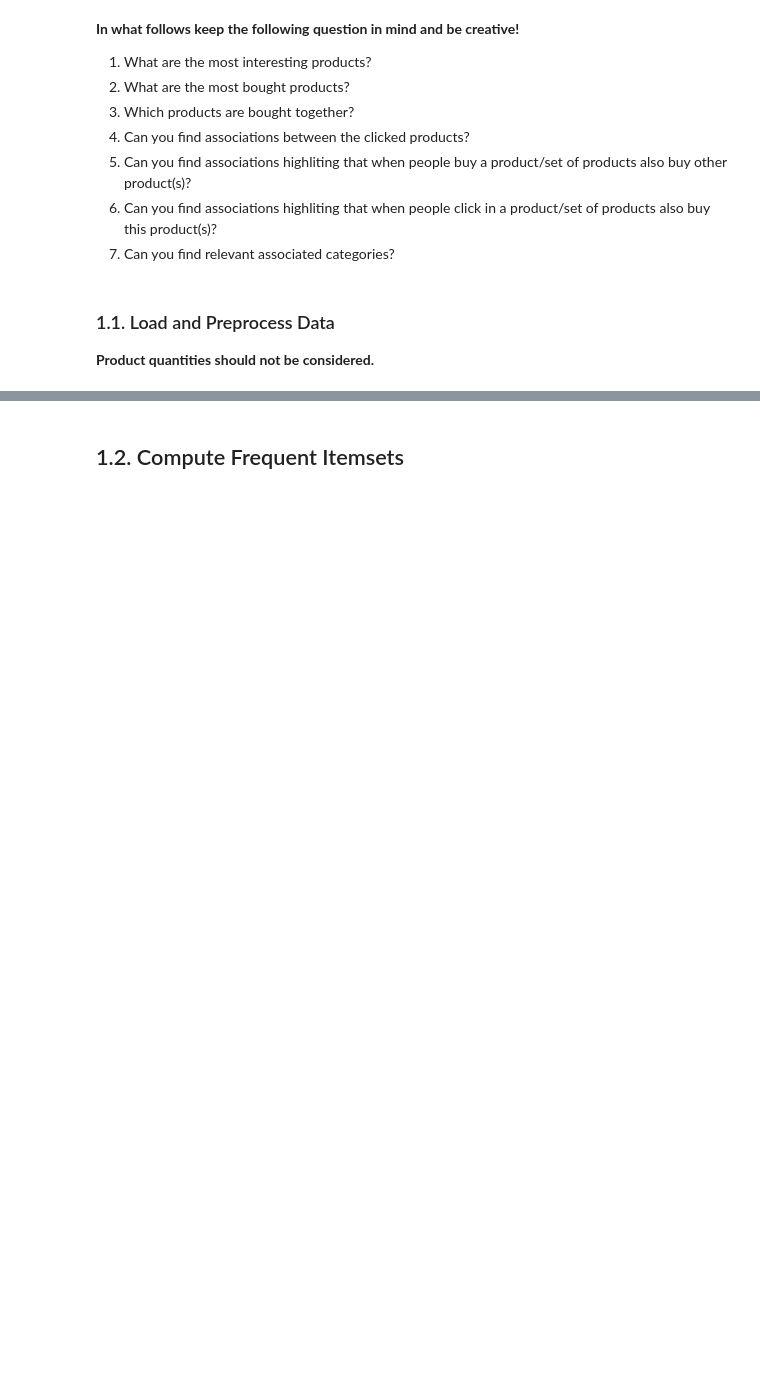
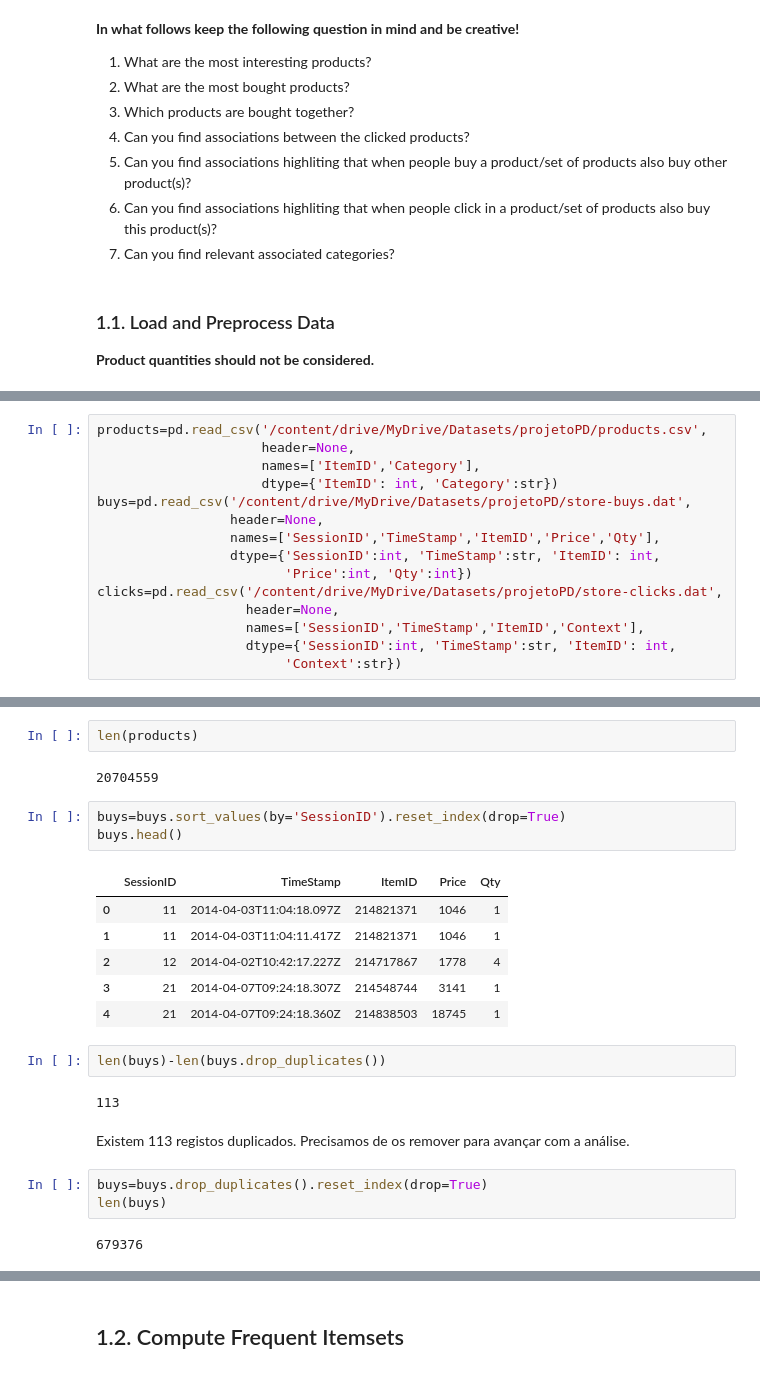
Before and after one commit to iamemc/Algorithm_Analysis-Hypothesis, a Jupyter notebook: PD_202021_P1.ipynb, the cells around one changed output, grey strips where cells are left out. Drawn from its saved outputs; the diff is of its cells as text; blank space fills up the shorter version.

```diff
--- a/PD_202021_P1.ipynb
+++ b/PD_202021_P1.ipynb
@@ -90,0 +106,15 @@ In this first part of the project you should load and preprocess the dataset  in
+# %%
+products=pd.read_csv('/content/drive/MyDrive/Datasets/projetoPD/products.csv',
+                     header=None,
+                     names=['ItemID','Category'],
+                     dtype={'ItemID': int, 'Category':str})
+buys=pd.read_csv('/content/drive/MyDrive/Datasets/projetoPD/store-buys.dat',
+                 header=None,
+                 names=['SessionID','TimeStamp','ItemID','Price','Qty'],
+                 dtype={'SessionID':int, 'TimeStamp':str, 'ItemID': int,
+                        'Price':int, 'Qty':int})
+clicks=pd.read_csv('/content/drive/MyDrive/Datasets/projetoPD/store-clicks.dat',
+                   header=None,
+                   names=['SessionID','TimeStamp','ItemID','Context'],
+                   dtype={'SessionID':int, 'TimeStamp':str, 'ItemID': int,
+                        'Context':str})
@@ -90,0 +150,25 @@ In this first part of the project you should load and preprocess the dataset  in
+# %%
+len(products)
+# %% [output]
+20704559
+# %%
+buys=buys.sort_values(by='SessionID').reset_index(drop=True)
+buys.head()
+# %% [output]
+|  | SessionID | TimeStamp | ItemID | Price | Qty |
+| 0 | 11 | 2014-04-03T11:04:18.097Z | 214821371 | 1046 | 1 |
+| 1 | 11 | 2014-04-03T11:04:11.417Z | 214821371 | 1046 | 1 |
+| 2 | 12 | 2014-04-02T10:42:17.227Z | 214717867 | 1778 | 4 |
+| 3 | 21 | 2014-04-07T09:24:18.307Z | 214548744 | 3141 | 1 |
+| 4 | 21 | 2014-04-07T09:24:18.360Z | 214838503 | 18745 | 1 |
+# %%
+len(buys)-len(buys.drop_duplicates())
+# %% [output]
+113
+# %% [markdown]
+Existem 113 registos duplicados. Precisamos de os remover para avançar com a análise.
+# %%
+buys=buys.drop_duplicates().reset_index(drop=True)
+len(buys)
+# %% [output]
+679376
```
Also changed, not shown: parts of 18 cells of this notebook.
